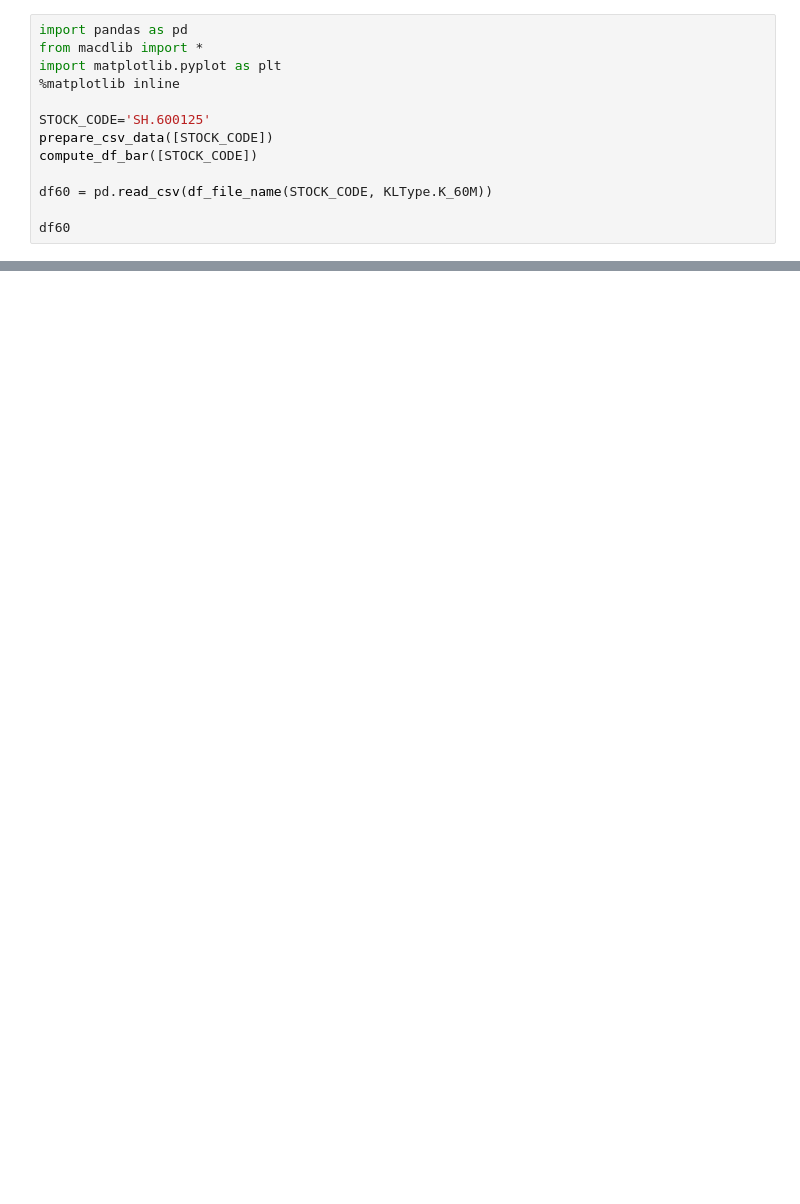
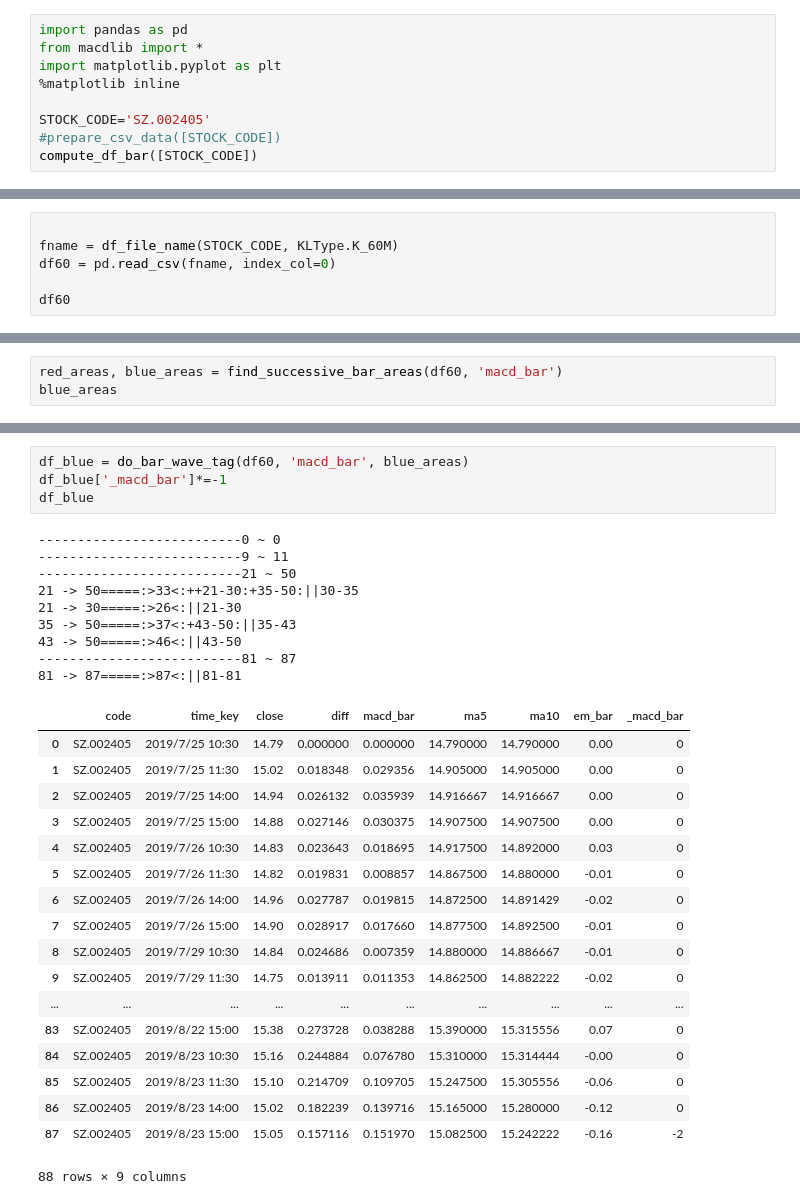
Before and after one commit to drunkpig/macd_exp, a Jupyter notebook: FFT.ipynb, the cells around one changed output, grey strips where cells are left out. Saved outputs shown, nothing was run; the diff lists cells and outputs as text; blank space fills up the shorter version.

```diff
--- a/FFT.ipynb
+++ b/FFT.ipynb
@@ -4,10 +4,6 @@ from macdlib import *
 import matplotlib.pyplot as plt
 %matplotlib inline
 
-STOCK_CODE='SH.600125'
-prepare_csv_data([STOCK_CODE])
+STOCK_CODE='SZ.002405'
+#prepare_csv_data([STOCK_CODE])
 compute_df_bar([STOCK_CODE])
-
-df60 = pd.read_csv(df_file_name(STOCK_CODE, KLType.K_60M))
-
-df60
@@ -18,0 +10,6 @@ TypeError: parser_f() got an unexpected keyword argument 'index'
+# %%
+
+fname = df_file_name(STOCK_CODE, KLType.K_60M)
+df60 = pd.read_csv(fname, index_col=0)
+
+df60
@@ -18,0 +35,3 @@ TypeError: parser_f() got an unexpected keyword argument 'index'
+# %%
+red_areas, blue_areas = find_successive_bar_areas(df60, 'macd_bar')
+blue_areas
@@ -18,0 +70,32 @@ TypeError: parser_f() got an unexpected keyword argument 'index'
+# %%
+df_blue = do_bar_wave_tag(df60, 'macd_bar', blue_areas)
+df_blue['_macd_bar']*=-1
+df_blue
+# %% [output]
+--------------------------0 ~ 0
+--------------------------9 ~ 11
+--------------------------21 ~ 50
+21 -> 50=====:>33<:++21-30:+35-50:||30-35
+21 -> 30=====:>26<:||21-30
+35 -> 50=====:>37<:+43-50:||35-43
+43 -> 50=====:>46<:||43-50
+--------------------------81 ~ 87
+81 -> 87=====:>87<:||81-81
+|  | code | time_key | close | diff | macd_bar | ma5 | ma10 | em_bar | _macd_bar |
+| 0 | SZ.002405 | 2019/7/25 10:30 | 14.79 | 0.000000 | 0.000000 | 14.790000 | 14.790000 | 0.00 | 0 |
+| 1 | SZ.002405 | 2019/7/25 11:30 | 15.02 | 0.018348 | 0.029356 | 14.905000 | 14.905000 | 0.00 | 0 |
+| 2 | SZ.002405 | 2019/7/25 14:00 | 14.94 | 0.026132 | 0.035939 | 14.916667 | 14.916667 | 0.00 | 0 |
+| 3 | SZ.002405 | 2019/7/25 15:00 | 14.88 | 0.027146 | 0.030375 | 14.907500 | 14.907500 | 0.00 | 0 |
+| 4 | SZ.002405 | 2019/7/26 10:30 | 14.83 | 0.023643 | 0.018695 | 14.917500 | 14.892000 | 0.03 | 0 |
+| 5 | SZ.002405 | 2019/7/26 11:30 | 14.82 | 0.019831 | 0.008857 | 14.867500 | 14.880000 | -0.01 | 0 |
+| 6 | SZ.002405 | 2019/7/26 14:00 | 14.96 | 0.027787 | 0.019815 | 14.872500 | 14.891429 | -0.02 | 0 |
+| 7 | SZ.002405 | 2019/7/26 15:00 | 14.90 | 0.028917 | 0.017660 | 14.877500 | 14.892500 | -0.01 | 0 |
+| 8 | SZ.002405 | 2019/7/29 10:30 | 14.84 | 0.024686 | 0.007359 | 14.880000 | 14.886667 | -0.01 | 0 |
+| 9 | SZ.002405 | 2019/7/29 11:30 | 14.75 | 0.013911 | 0.011353 | 14.862500 | 14.882222 | -0.02 | 0 |
+| ... | ... | ... | ... | ... | ... | ... | ... | ... | ... |
+| 83 | SZ.002405 | 2019/8/22 15:00 | 15.38 | 0.273728 | 0.038288 | 15.390000 | 15.315556 | 0.07 | 0 |
+| 84 | SZ.002405 | 2019/8/23 10:30 | 15.16 | 0.244884 | 0.076780 | 15.310000 | 15.314444 | -0.00 | 0 |
+| 85 | SZ.002405 | 2019/8/23 11:30 | 15.10 | 0.214709 | 0.109705 | 15.247500 | 15.305556 | -0.06 | 0 |
+| 86 | SZ.002405 | 2019/8/23 14:00 | 15.02 | 0.182239 | 0.139716 | 15.165000 | 15.280000 | -0.12 | 0 |
+| 87 | SZ.002405 | 2019/8/23 15:00 | 15.05 | 0.157116 | 0.151970 | 15.082500 | 15.242222 | -0.16 | -2 |
+88 rows × 9 columns
```
Also changed, not shown: parts of 6 cells of this notebook, 21 other files.
